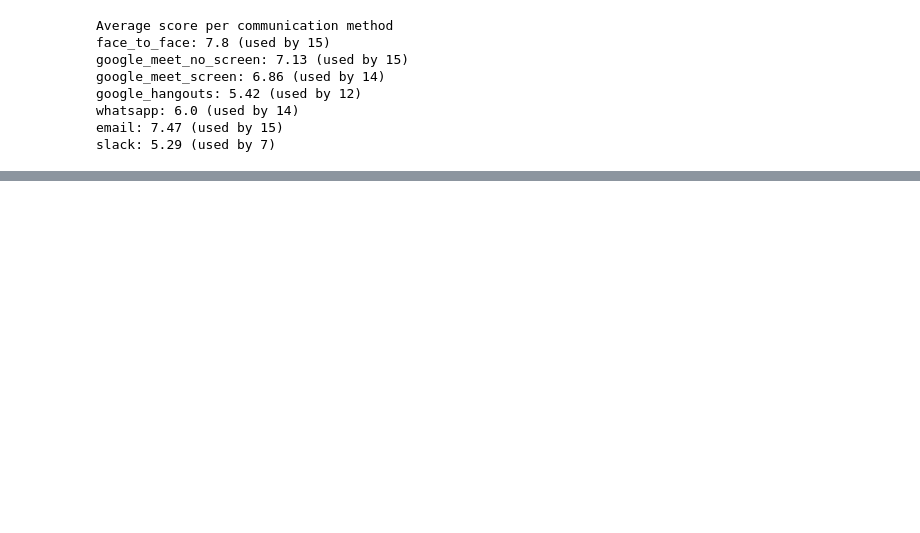
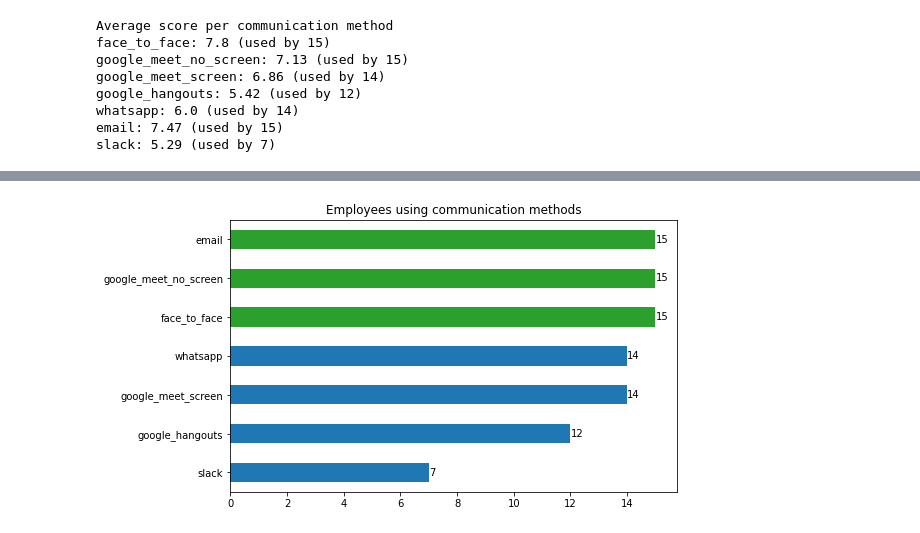
Before and after one commit to WPoelman/cmc, a Jupyter notebook: analyze_questionnaire.ipynb, the cells around one changed output, grey strips where cells are left out. Cells and saved outputs as stored; diff of their text form; code cells hidden in the pictures; blank space fills up the shorter version.

```diff
--- a/analyze_questionnaire.ipynb
+++ b/analyze_questionnaire.ipynb
@@ -173,0 +217,21 @@ df[["google_meet_no_screen", "google_meet_screen", "google_hangouts", "whatsapp"
+# %%
+import numpy as np
+
+ax = df[competency_items] \
+    .replace(0, np.nan) \
+    .count() \
+    .round(2) \
+    .sort_values() \
+    .transpose() \
+    .plot(
+        kind='barh',
+        color=['tab:blue' for _ in competency_items[3:]] + ['tab:green'] * 3,
+        title='Employees using communication methods',
+        figsize=(8, 5),
+
+    )
+
+for container in ax.containers:
+    ax.bar_label(container)
+# %% [output]
+[figure, added]
```
Also changed, not shown: parts of 24 cells of this notebook, 4 other files.
